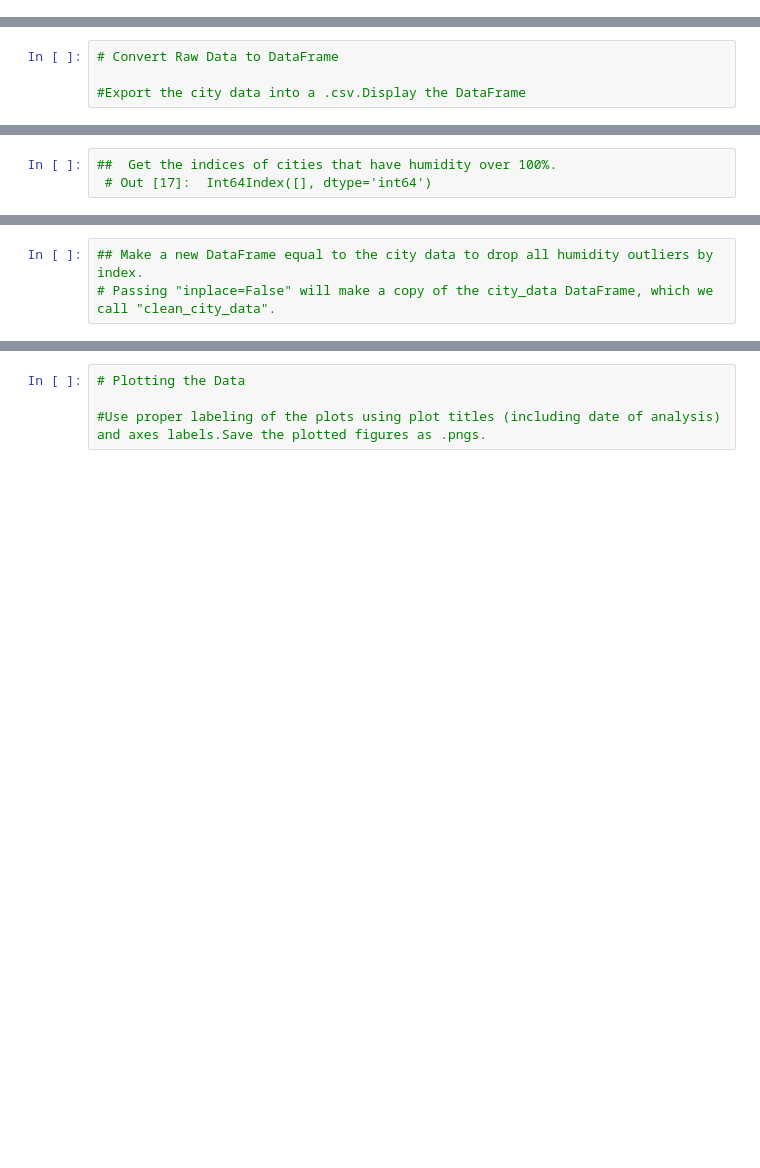
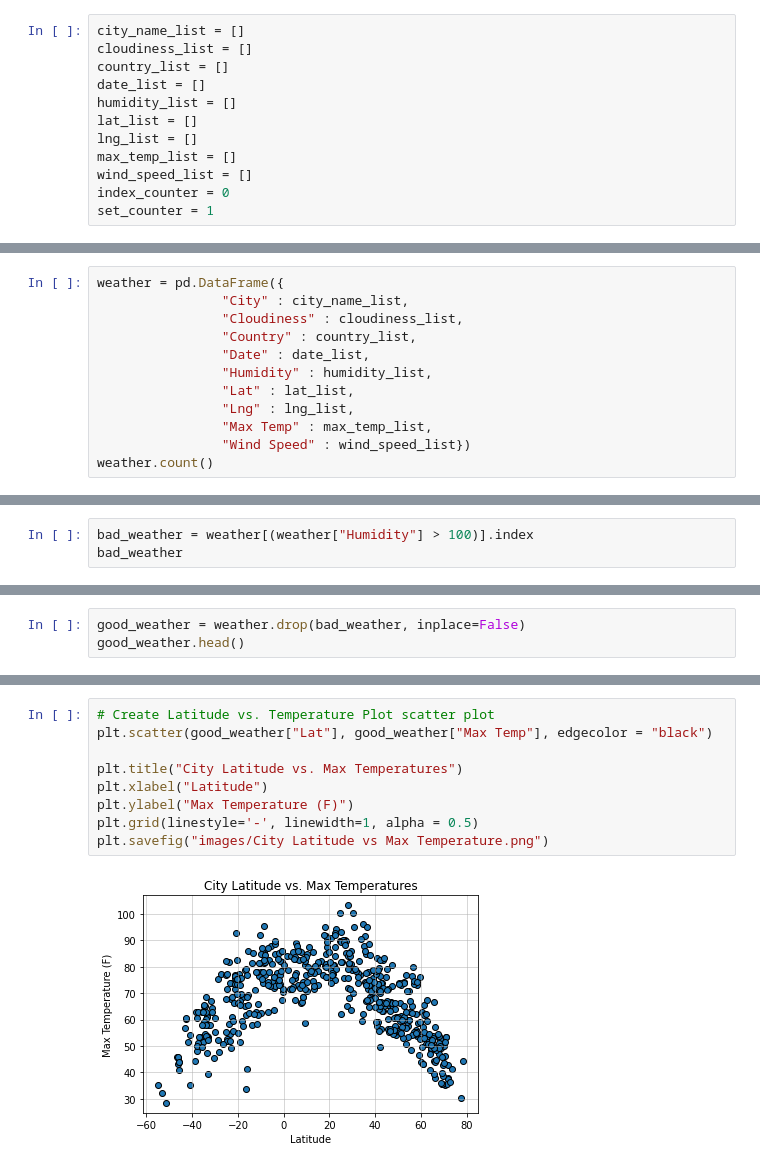
Before and after one commit to LFurman7/API-Challenge, a Jupyter notebook: WeatherPy.ipynb, the cells around one changed output, grey strips where cells are left out. Cells and saved outputs as stored; diff of their text form; blank space fills up the shorter version.

```diff
--- a/WeatherPy.ipynb
+++ b/WeatherPy.ipynb
@@ -42 +44,13 @@ len(cities)
+# %%
+city_name_list = []
+cloudiness_list = []
+country_list = []
+date_list = []
+humidity_list = []
+lat_list = []
+lng_list = []
+max_temp_list = []
+wind_speed_list = []
+index_counter = 0
+set_counter = 1
 # %%
@@ -46,4 +108,12 @@ len(cities)
 # %%
-# Convert Raw Data to DataFrame
-
-#Export the city data into a .csv.Display the DataFrame
+weather = pd.DataFrame({
+                "City" : city_name_list,
+                "Cloudiness" : cloudiness_list,
+                "Country" : country_list,
+                "Date" : date_list,
+                "Humidity" : humidity_list,
+                "Lat" : lat_list,
+                "Lng" : lng_list,
+                "Max Temp" : max_temp_list,
+                "Wind Speed" : wind_speed_list})
+weather.count()
@@ -54,3 +133,3 @@ len(cities)
 # %%
-##  Get the indices of cities that have humidity over 100%.
- # Out [17]:  Int64Index([], dtype='int64')
+bad_weather = weather[(weather["Humidity"] > 100)].index
+bad_weather
@@ -57,3 +138,3 @@ len(cities)
 # %%
-## Make a new DataFrame equal to the city data to drop all humidity outliers by index.
-# Passing "inplace=False" will make a copy of the city_data DataFrame, which we call "clean_city_data".
+good_weather = weather.drop(bad_weather, inplace=False)
+good_weather.head()
@@ -60,4 +148,11 @@ len(cities)
 # %%
-# Plotting the Data
+# Create Latitude vs. Temperature Plot scatter plot
+plt.scatter(good_weather["Lat"], good_weather["Max Temp"], edgecolor = "black")
 
-#Use proper labeling of the plots using plot titles (including date of analysis) and axes labels.Save the plotted figures as .pngs.
+plt.title("City Latitude vs. Max Temperatures")
+plt.xlabel("Latitude")
+plt.ylabel("Max Temperature (F)")
+plt.grid(linestyle='-', linewidth=1, alpha = 0.5)
+plt.savefig("images/City Latitude vs Max Temperature.png")
+# %% [output]
+[figure, added]
```
Also changed, not shown: parts of 10 cells of this notebook, 7 other files.
